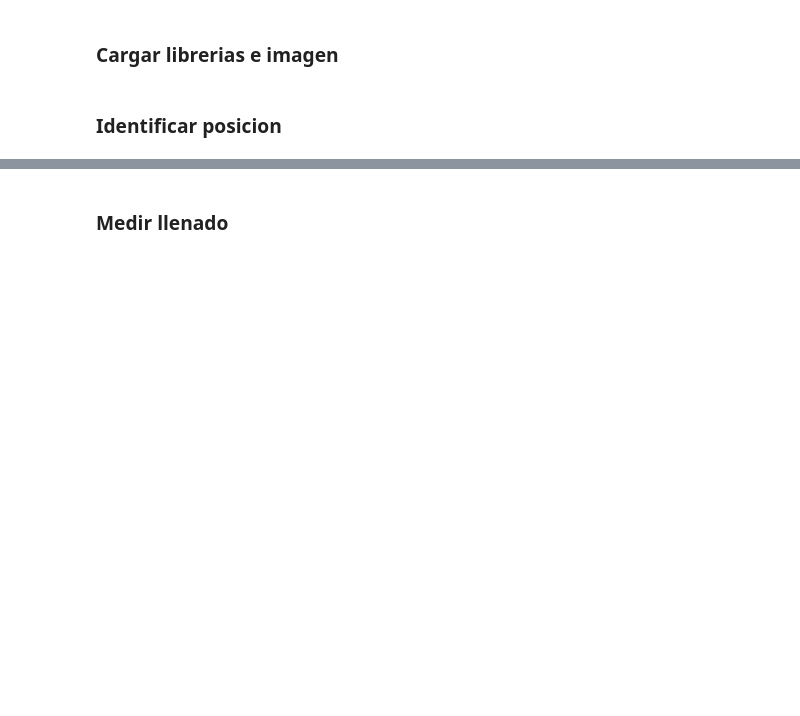
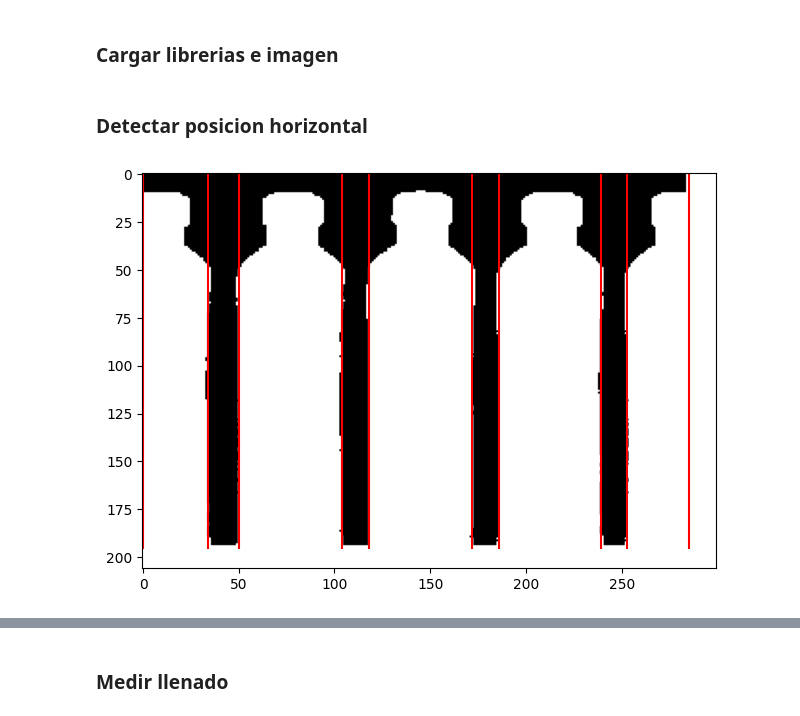
Before and after one commit to Lucasa98/pdi-2026, a Jupyter notebook: practica/2/ej3.ipynb, the cells around one changed output, grey strips where cells are left out. Saved outputs shown, nothing was run; the diff lists cells and outputs as text; code cells hidden in the pictures; blank space fills up the shorter version.

```diff
--- a/practica/2/ej3.ipynb
+++ b/practica/2/ej3.ipynb
@@ -17,47 +17,43 @@ import numpy as np
 img = cv2.imread("botellas.tif")
 img_gray = cv2.cvtColor(img, cv2.COLOR_BGR2GRAY)
 # %% [markdown]
-### Identificar posicion
+### Detectar posicion horizontal
 # %%
 # imagen con valores binarios segun un umbral
 img_silueta = np.where(np.greater(img_gray, 10), 1, 0)
 
 # Detectar posicion horizontal de las botellas
 # Se realiza un "scanline" a la altura de y=100
-botellas_x = []
+botellas = []
 
 init = -1
 i = 0
 while i < img_silueta.shape[1]:
     # detectar cuando "empieza" una botella
     if img_silueta[100,i] == 1:
         init = i
 
         # buscar cuando "termina" una botella (o la imagen)
         j = i
         while j < img_silueta.shape[1] and img_silueta[100, j] == 1:
             j += 1
-        botellas_x.append([init, j])
+        botellas.append({
+            'x': [init, j],
+            'y': [],
+            'llenado': 0.0,
+        })
         i = j
     i += 1
 
-# Detectar posicion vertical
-botellas_y = [[] for _ in range(len(botellas_x))]
-# se aplica un umbral a la imagen para exagerar los "limites"
-img_threshold = np.where(np.greater(img_gray, 200), 1, 0)
-for i, botella in enumerate(botellas_x):
-    # promedio horizontal
-    prom_x = np.mean(img_threshold[:, botella[0]:botella[1]], axis=1)
-    j = 0
-    while j < prom_x.shape[0]:
-        # detectamos la parte superior de la botella
-        if prom_x[j] > 0.4:
-            tapa = j
-            # buscamos el nivel del liquido
-            k = j
-            while k < prom_x.shape[0] and prom_x[k] > 0.4:
-                k += 1
-            # guardamos los niveles de la botella
-            botellas_y[i] = [tapa, k]
-            break
-        j += 1
+# graficar
+fig, ax = plt.subplots(1,1)
+
+ax.imshow(img_silueta, cmap="gray")
+
+for botella in botellas:
+    ax.vlines(botella['x'][0], 0, img_silueta.shape[0], colors="r")
+    ax.vlines(botella['x'][1], 0, img_silueta.shape[0], colors="r")
+
+fig.tight_layout()
+# %% [output]
+[figure, added]
```
Also changed, not shown: parts of 4 cells of this notebook.
